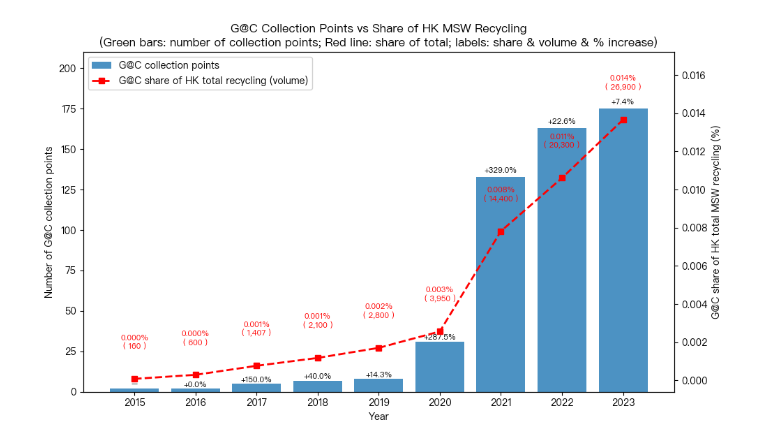
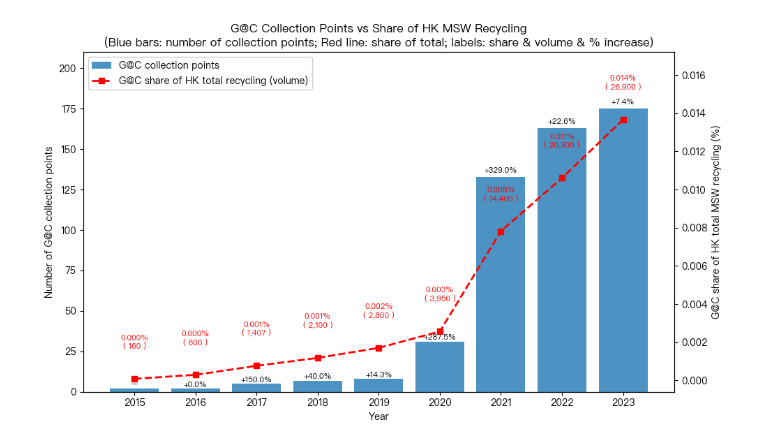
Before and after one commit to Tony0824X/Green-Community_DataAnalysis, a Jupyter notebook: Green@Community_DataAnalysis/Cost-effectiveness/5.1 number of collection point 與 G@C share of total.ipynb, the cells around one changed output. Drawn from its saved outputs; the diff is of its cells as text; code cells hidden in the pictures.

```diff
--- a/Green@Community_DataAnalysis/Cost-effectiveness/5.1 number of collection point 與 G@C share of total.ipynb
+++ b/Green@Community_DataAnalysis/Cost-effectiveness/5.1 number of collection point 與 G@C share of total.ipynb
@@ -113,32 +113,32 @@ for xi, yi, share, vol in zip(x, sub["share_pct"], sub["share_pct"], sub[col_vol
         xi,
         yi + label_offset,
         f"{share:.3f}%\n( {vol:,.0f} )",
         ha="center",
         va="bottom",
         fontsize=8,
         color="red",
     )
 
 # Legend (board) on top-left
 handles1, labels1 = ax1.get_legend_handles_labels()
 handles2, labels2 = ax2.get_legend_handles_labels()
 ax1.legend(
     handles1 + handles2,
     labels1 + labels2,
     loc="upper left",
     frameon=True,
     fancybox=True,
     framealpha=0.9,
 )
 
 # Title and layout
 plt.title(
     "G@C Collection Points vs Share of HK MSW Recycling\n"
-    "(Green bars: number of collection points; Red line: share of total; "
+    "(Blue bars: number of collection points; Red line: share of total; "
     "labels: share & volume & % increase)"
 )
 
 fig.tight_layout()
 plt.show()
 # %% [output]
-[figure, old version]
+[figure, new version]
```
